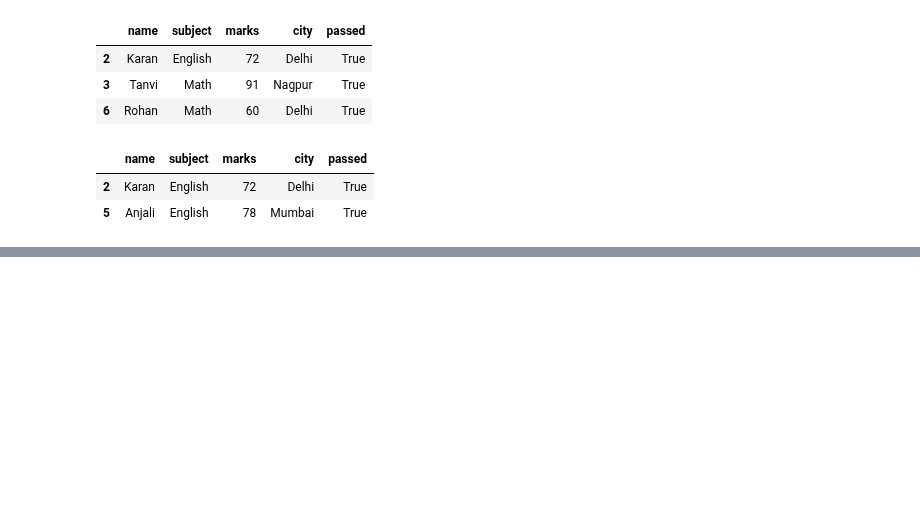
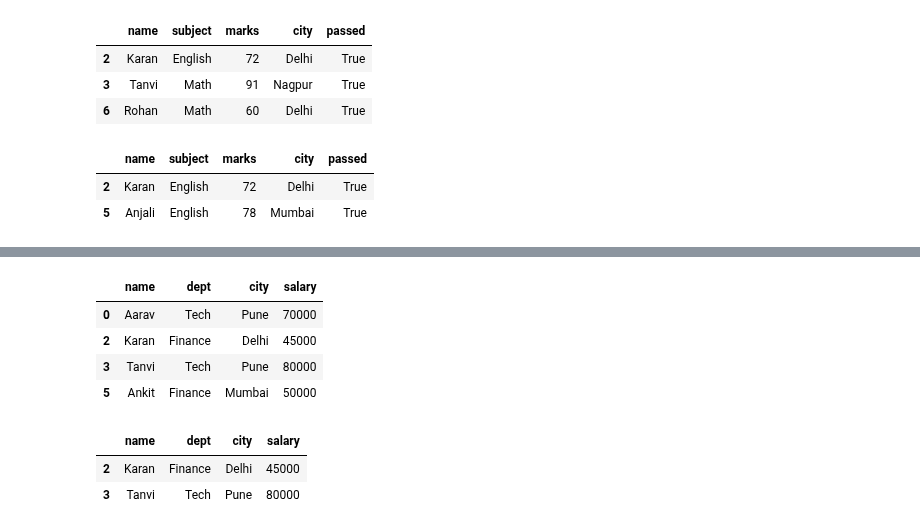
Before and after one commit to sayali-devkar/data_analysis_learning, a Jupyter notebook: pandas/practice/Filtering_2.ipynb, the cells around one changed output, grey strips where cells are left out. Drawn from its saved outputs; the diff is of its cells as text; code cells hidden in the pictures; blank space fills up the shorter version.

```diff
--- a/pandas/practice/Filtering_2.ipynb
+++ b/pandas/practice/Filtering_2.ipynb
@@ -261,0 +283,14 @@ df[~df["subject"].isin(["Math","Science"])]
+# %%
+df[df["dept"].isin(["Tech","Finance"])]
+# %% [output]
+|  | name | dept | city | salary |
+| 0 | Aarav | Tech | Pune | 70000 |
+| 2 | Karan | Finance | Delhi | 45000 |
+| 3 | Tanvi | Tech | Pune | 80000 |
+| 5 | Ankit | Finance | Mumbai | 50000 |
+# %%
+df[df["name"].str.contains("an")]
+# %% [output]
+|  | name | dept | city | salary |
+| 2 | Karan | Finance | Delhi | 45000 |
+| 3 | Tanvi | Tech | Pune | 80000 |
```
Also changed, not shown: parts of 3 cells of this notebook.
